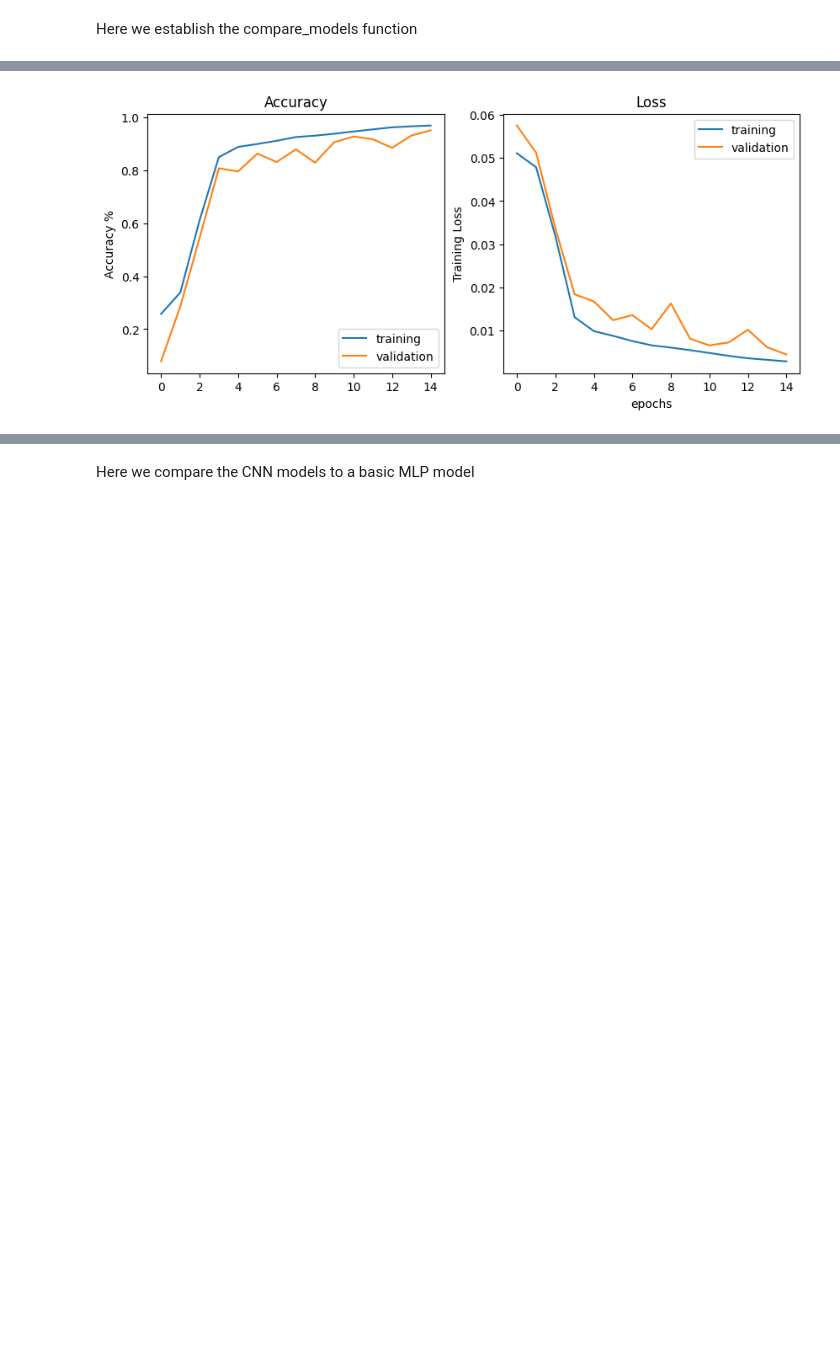
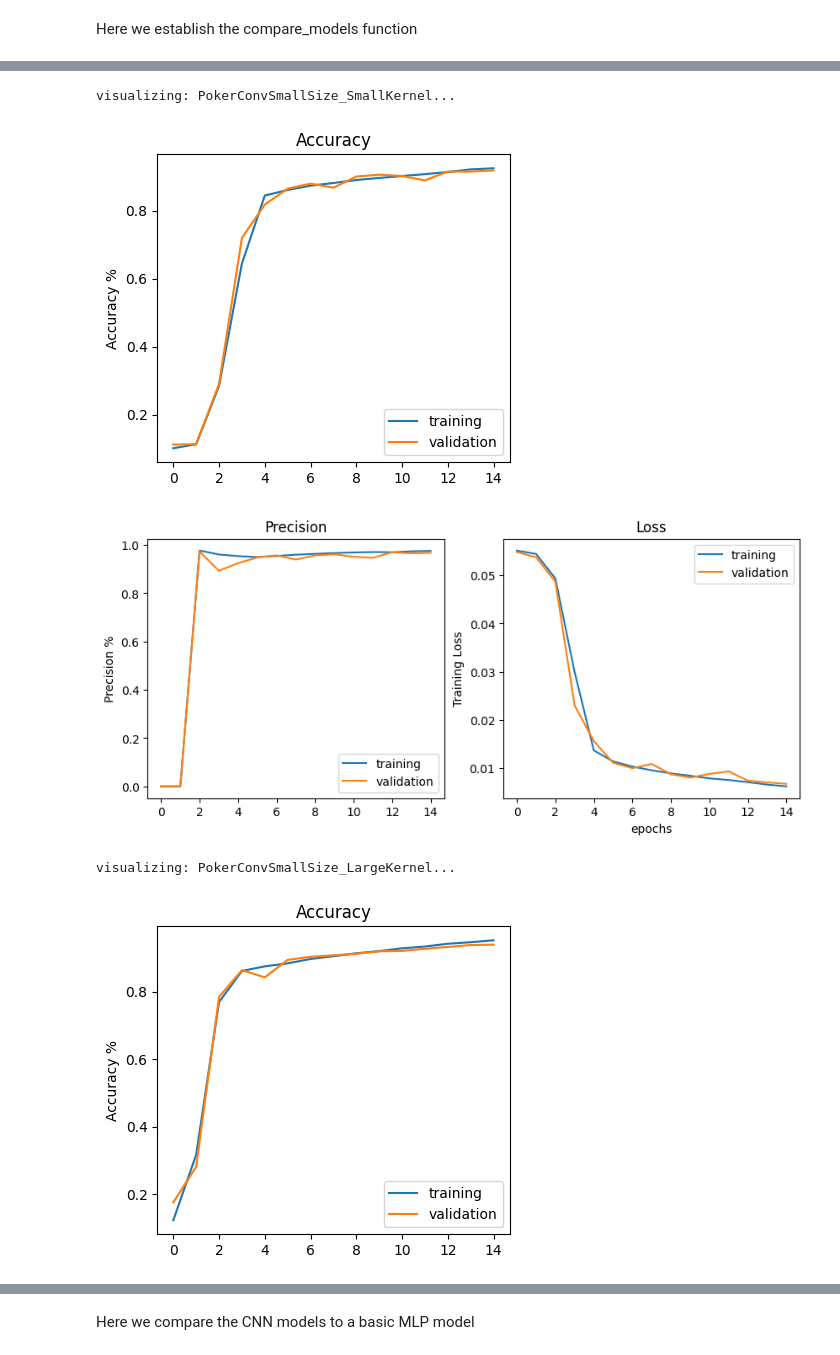
Before and after one commit to kdmatsson/CS-7324-Machine-Learning-in-Python, a Jupyter notebook: Lab_6_Folder/Lab_6.ipynb, the cells around one changed output, grey strips where cells are left out. Saved outputs shown, nothing was run; the diff lists cells and outputs as text; code cells hidden in the pictures; blank space fills up the shorter version.

```diff
--- a/Lab_6_Folder/Lab_6.ipynb
+++ b/Lab_6_Folder/Lab_6.ipynb
@@ -78,7 +80,5 @@ for i in range(3):
 # %%
-def load_data(is_test = False):
-
-    df = pd.read_csv(file_path)
+def load_data(df, is_test = False):
 
     # divide the df into X and y then convert to numpy array
     y = df['label']
@@ -109,9 +109,15 @@ def load_data(is_test = False):
     dataset = dataset.batch(128)
 
     return dataset
-
-ds_train = load_data()
-ds_test = load_data(is_test=True)
+# %%
+from sklearn.model_selection import train_test_split
+
+df = pd.read_csv(file_path)
+
+df_train, df_test = train_test_split(df, test_size = 0.2, random_state = 42, stratify = df['label'])
+
+ds_train = load_data(df_train)
+ds_test = load_data(df_test, is_test=True)
 # %% [markdown]
 Here we establish the create_cnn_model function
 # %%
@@ -273,7 +265,7 @@ for model in [cnn1, cnn2, cnn3, cnn4]:
     # Let's train the model
     model.compile(loss='mean_squared_error',
                   optimizer='rmsprop',
-                  metrics=['accuracy'])
+                  metrics= ['accuracy', tf.keras.metrics.Precision(name = 'precision')])
 
     print(model.summary())
 
@@ -396,30 +388,50 @@ compare_models([cnn4], ds_test, fig_size=(17, 17), labels=labels)
 # %%
 def visualize_performance(history):
 
     plt.figure(figsize=(10,4))
     plt.subplot(1,2,1)
-    plt.plot(history.history['accuracy'], label='training')
+    plt.plot(history['accuracy'], label='training')
 
     plt.ylabel('Accuracy %')
     plt.title('Training')
-    plt.plot(history.history['val_accuracy'], label='validation')
+    plt.plot(history['val_accuracy'], label='validation')
     plt.title('Accuracy')
     plt.legend()
 
+
+
+    plt.figure(figsize=(10,4))
+    plt.subplot(1,2,1)
+    plt.plot(history['precision'], label='training')
+
+    plt.ylabel('Precision %')
+    plt.title('Training')
+    plt.plot(history['val_precision'], label='validation')
+    plt.title('Precision')
+    plt.legend()
+
+
+
+
     plt.subplot(1,2,2)
-    plt.plot(history.history['loss'], label='training')
+    plt.plot(history['loss'], label='training')
     plt.ylabel('Training Loss')
     plt.xlabel('epochs')
 
-    plt.plot(history.history['val_loss'], label='validation')
+    plt.plot(history['val_loss'], label='validation')
     plt.xlabel('epochs')
     plt.title('Loss')
     plt.legend()
     plt.show()
 
     return None
 
-for history in histories:
-    visualize_performance(history)
+for name, data in histories.items():
+    print(f'visualizing: {name}...')
+    visualize_performance(data)
 # %% [output]
+visualizing: PokerConvSmallSize_SmallKernel...
-[figure, old version]
+[figure, new version]
+[figure, added]
+visualizing: PokerConvSmallSize_LargeKernel...
+[figure, added]
```
Also changed, not shown: parts of 12 cells of this notebook.
